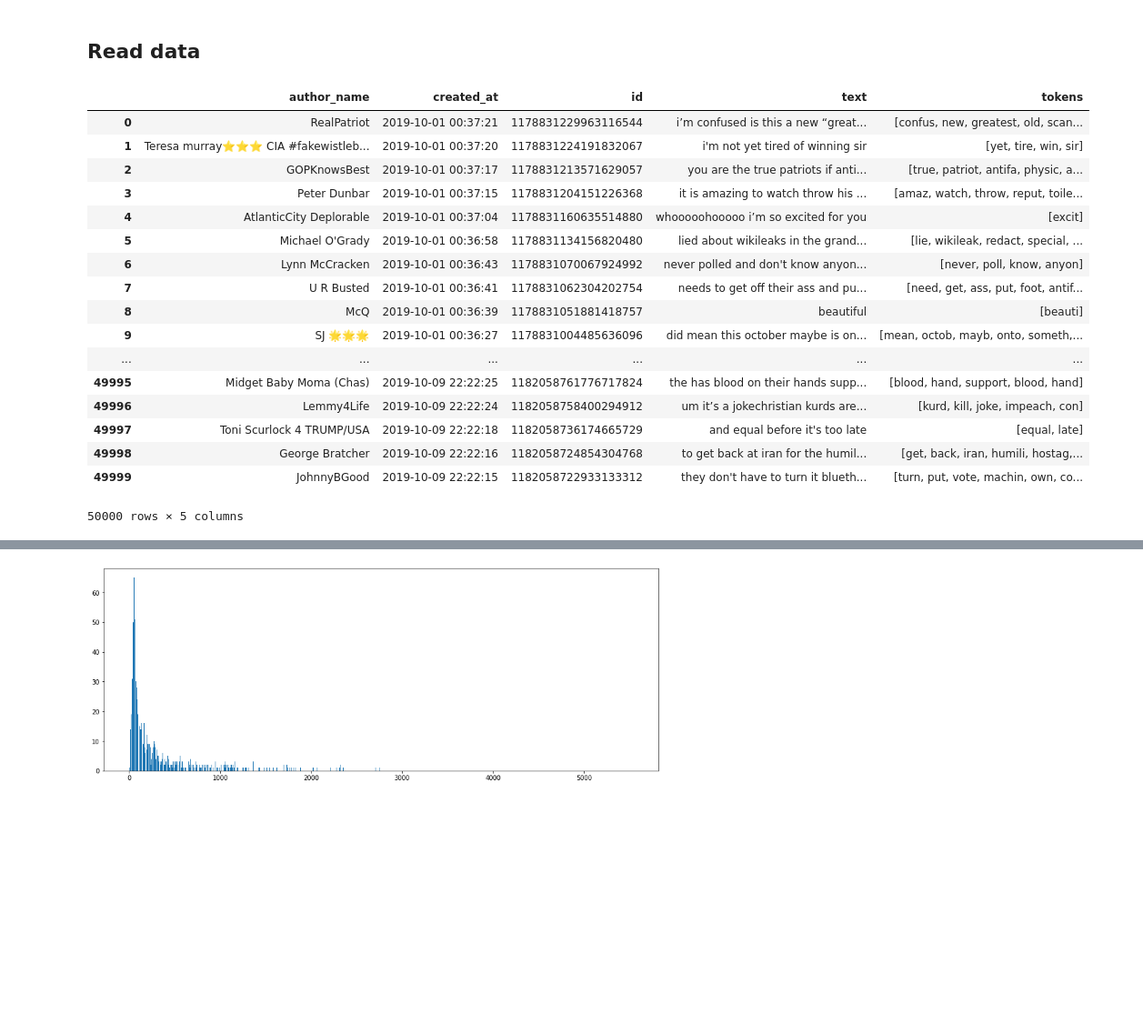
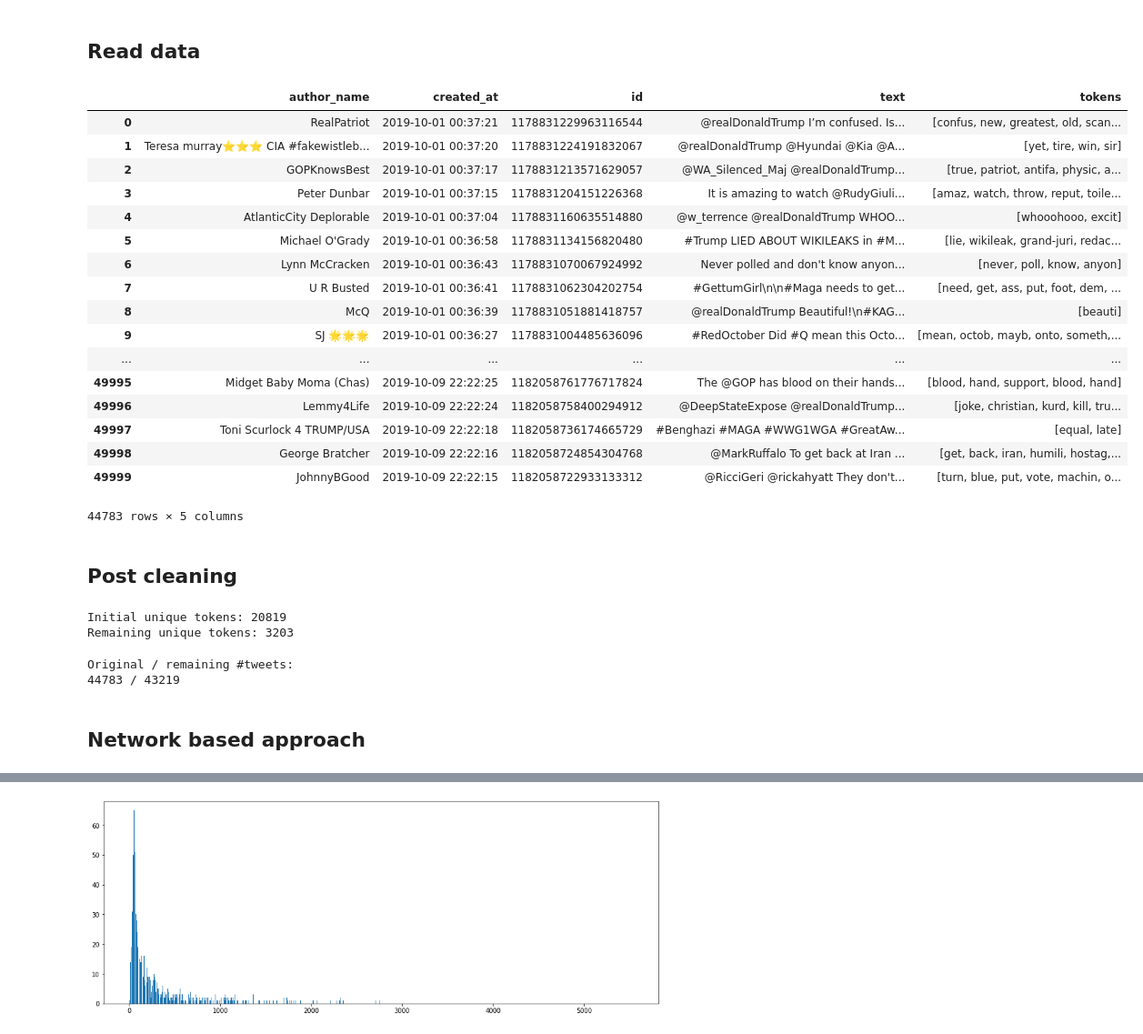
Before and after one commit to TandemElephant/twitter-topic-modelling, a Jupyter notebook: notebooks/topic_modelling.ipynb, the cells around one changed output, grey strips where cells are left out. Shown at 91% size. Saved outputs shown, nothing was run; the diff lists cells and outputs as text; code cells hidden in the pictures; blank space fills up the shorter version.

```diff
--- a/notebooks/topic_modelling.ipynb
+++ b/notebooks/topic_modelling.ipynb
@@ -8 +10,3 @@ import matplotlib.pyplot as plt
 from tqdm import tqdm_notebook as tqdm
+# %%
+pd.set_option()
@@ -11,26 +49,29 @@ from tqdm import tqdm_notebook as tqdm
 # %%
 import ast
 # %%
-data = pd.read_csv('../data/tweets_maga/data_merged.csv', index_col=0)
+dir_path = '../data/tweets_maga/'
+data_original = pd.read_csv(dir_path + 'data_merged.csv', index_col=0)
 # convert tokens column from string to list
-data['tokens'] = data.tokens.apply(lambda l: ast.literal_eval(l))
-data
+data_original['tokens'] = data_original.tokens.apply(lambda l: ast.literal_eval(l))
+data_original
 # %% [output]
 |  | author_name | created_at | id | text | tokens |
-| 0 | RealPatriot | 2019-10-01 00:37:21 | 1178831229963116544 | i’m confused is this a new “great... | [confus, new, greatest, old, scan... |
-| 1 | Teresa murray⭐⭐⭐ CIA #fakewistleb... | 2019-10-01 00:37:20 | 1178831224191832067 | i'm not yet tired of winning sir | [yet, tire, win, sir] |
-| 2 | GOPKnowsBest | 2019-10-01 00:37:17 | 1178831213571629057 | you are the true patriots if anti... | [true, patriot, antifa, physic, a... |
-| 3 | Peter Dunbar | 2019-10-01 00:37:15 | 1178831204151226368 | it is amazing to watch throw his ... | [amaz, watch, throw, reput, toile... |
-| 4 | AtlanticCity Deplorable | 2019-10-01 00:37:04 | 1178831160635514880 | whooooohooooo i’m so excited for you | [excit] |
-| 5 | Michael O'Grady | 2019-10-01 00:36:58 | 1178831134156820480 | lied about wikileaks in the grand... | [lie, wikileak, redact, special, ... |
-| 6 | Lynn McCracken | 2019-10-01 00:36:43 | 1178831070067924992 | never polled and don't know anyon... | [never, poll, know, anyon] |
-| 7 | U R Busted | 2019-10-01 00:36:41 | 1178831062304202754 | needs to get off their ass and pu... | [need, get, ass, put, foot, antif... |
-| 8 | McQ | 2019-10-01 00:36:39 | 1178831051881418757 | beautiful | [beauti] |
-| 9 | SJ 🌟🌟🌟 | 2019-10-01 00:36:27 | 1178831004485636096 | did mean this october maybe is on... | [mean, octob, mayb, onto, someth,... |
+| 0 | RealPatriot | 2019-10-01 00:37:21 | 1178831229963116544 | @realDonaldTrump I’m confused. Is... | [confus, new, greatest, old, scan... |
+| 1 | Teresa murray⭐⭐⭐ CIA #fakewistleb... | 2019-10-01 00:37:20 | 1178831224191832067 | @realDonaldTrump @Hyundai @Kia @A... | [yet, tire, win, sir] |
+| 2 | GOPKnowsBest | 2019-10-01 00:37:17 | 1178831213571629057 | @WA_Silenced_Maj @realDonaldTrump... | [true, patriot, antifa, physic, a... |
+| 3 | Peter Dunbar | 2019-10-01 00:37:15 | 1178831204151226368 | It is amazing to watch @RudyGiuli... | [amaz, watch, throw, reput, toile... |
+| 4 | AtlanticCity Deplorable | 2019-10-01 00:37:04 | 1178831160635514880 | @w_terrence @realDonaldTrump WHOO... | [whooohooo, excit] |
+| 5 | Michael O'Grady | 2019-10-01 00:36:58 | 1178831134156820480 | #Trump LIED ABOUT WIKILEAKS in #M... | [lie, wikileak, grand-juri, redac... |
+| 6 | Lynn McCracken | 2019-10-01 00:36:43 | 1178831070067924992 | Never polled and don't know anyon... | [never, poll, know, anyon] |
+| 7 | U R Busted | 2019-10-01 00:36:41 | 1178831062304202754 | #GettumGirl\n\n#Maga needs to get... | [need, get, ass, put, foot, dem, ... |
+| 8 | McQ | 2019-10-01 00:36:39 | 1178831051881418757 | @realDonaldTrump Beautiful!\n#KAG... | [beauti] |
+| 9 | SJ 🌟🌟🌟 | 2019-10-01 00:36:27 | 1178831004485636096 | #RedOctober Did #Q mean this Octo... | [mean, octob, mayb, onto, someth,... |
 | ... | ... | ... | ... | ... | ... |
-| 49995 | Midget Baby Moma (Chas) | 2019-10-09 22:22:25 | 1182058761776717824 | the has blood on their hands supp... | [blood, hand, support, blood, hand] |
-| 49996 | Lemmy4Life | 2019-10-09 22:22:24 | 1182058758400294912 | um it’s a jokechristian kurds are... | [kurd, kill, joke, impeach, con] |
-| 49997 | Toni Scurlock 4 TRUMP/USA | 2019-10-09 22:22:18 | 1182058736174665729 | and equal before it's too late | [equal, late] |
-| 49998 | George Bratcher | 2019-10-09 22:22:16 | 1182058724854304768 | to get back at iran for the humil... | [get, back, iran, humili, hostag,... |
-| 49999 | JohnnyBGood | 2019-10-09 22:22:15 | 1182058722933133312 | they don't have to turn it blueth... | [turn, put, vote, machin, own, co... |
+| 49995 | Midget Baby Moma (Chas) | 2019-10-09 22:22:25 | 1182058761776717824 | The @GOP has blood on their hands... | [blood, hand, support, blood, hand] |
+| 49996 | Lemmy4Life | 2019-10-09 22:22:24 | 1182058758400294912 | @DeepStateExpose @realDonaldTrump... | [joke, christian, kurd, kill, tru... |
+| 49997 | Toni Scurlock 4 TRUMP/USA | 2019-10-09 22:22:18 | 1182058736174665729 | #Benghazi #MAGA #WWG1WGA #GreatAw... | [equal, late] |
+| 49998 | George Bratcher | 2019-10-09 22:22:16 | 1182058724854304768 | @MarkRuffalo To get back at Iran ... | [get, back, iran, humili, hostag,... |
+| 49999 | JohnnyBGood | 2019-10-09 22:22:15 | 1182058722933133312 | @RicciGeri @rickahyatt They don't... | [turn, blue, put, vote, machin, o... |
-50000 rows × 5 columns
+44783 rows × 5 columns
+# %% [markdown]
+## Post cleaning
@@ -37 +80,29 @@ data
+# %%
+data = deepcopy(data_original)
+
+t_dict = gensim.corpora.Dictionary(data.tokens)
+print('Initial unique tokens:', len(t_dict.keys()))
+
+# drop tokens occuring in less than <no_below> tweets
+# drop tokens occuring in more than <no_above> portion of the data
+# keep only the <keep_n> most frequent tokens
+t_dict.filter_extremes(no_below=15, no_above=0.5, keep_n=100000)
+remaining_tokens = set(t_dict.token2id.keys())
+data['tokens'] = data.tokens.apply(lambda tokens: [t for t in tokens if t in remaining_tokens])
+
+print('Remaining unique tokens:', len(remaining_tokens))
+# %% [output]
+Initial unique tokens: 20819
+Remaining unique tokens: 3203
+# %%
+# drop tweets with <= 1 words left
+data.drop(index=data[data.tokens.str.len() <= 1].index, inplace=True)
+
+print('Original / remaining #tweets:')
+print(len(data_original), '/', len(data))
+# %% [output]
+Original / remaining #tweets:
+44783 / 43219
+# %% [markdown]
+## Network based approach
 # %% [markdown]
```
Also changed, not shown: parts of 35 cells of this notebook, 4 other files.
